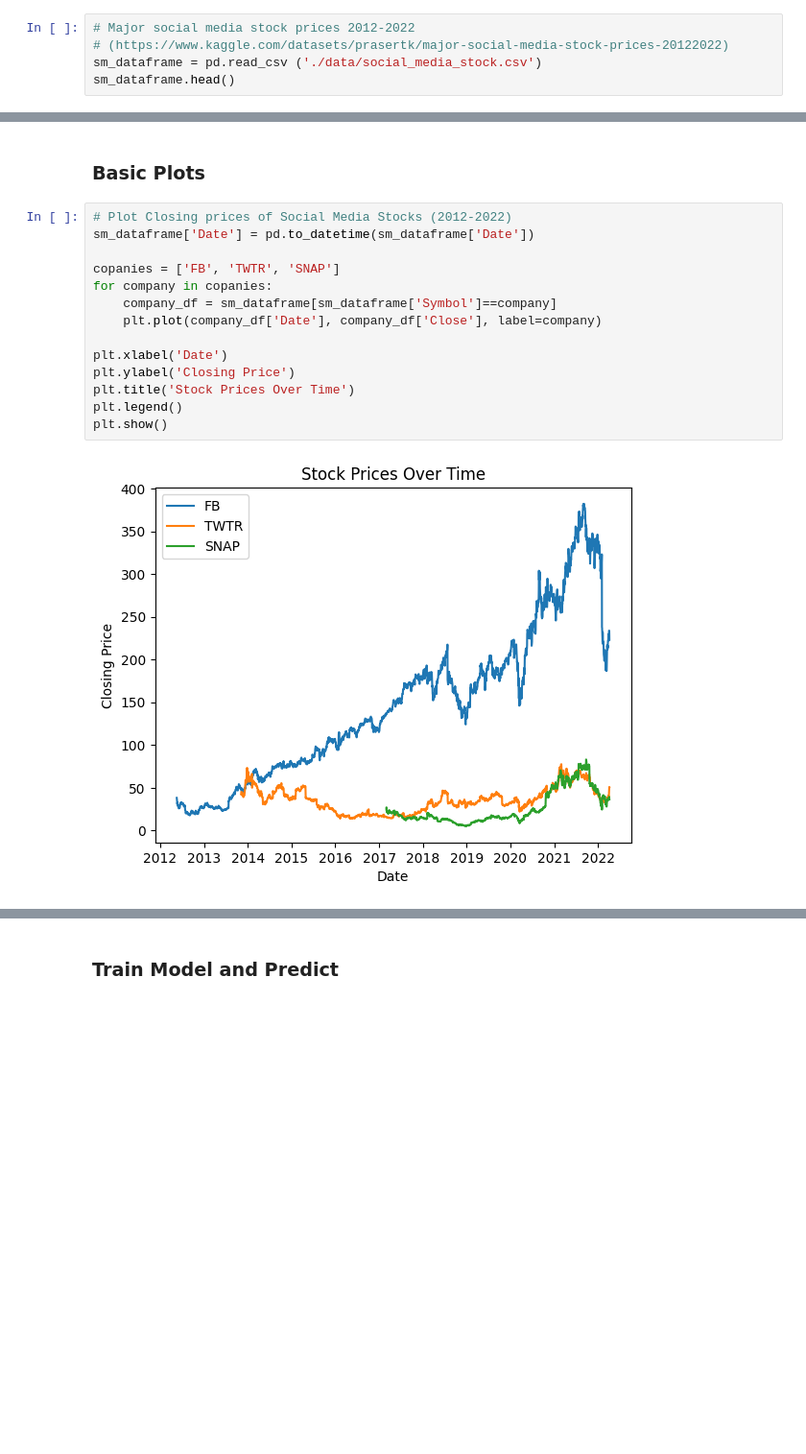
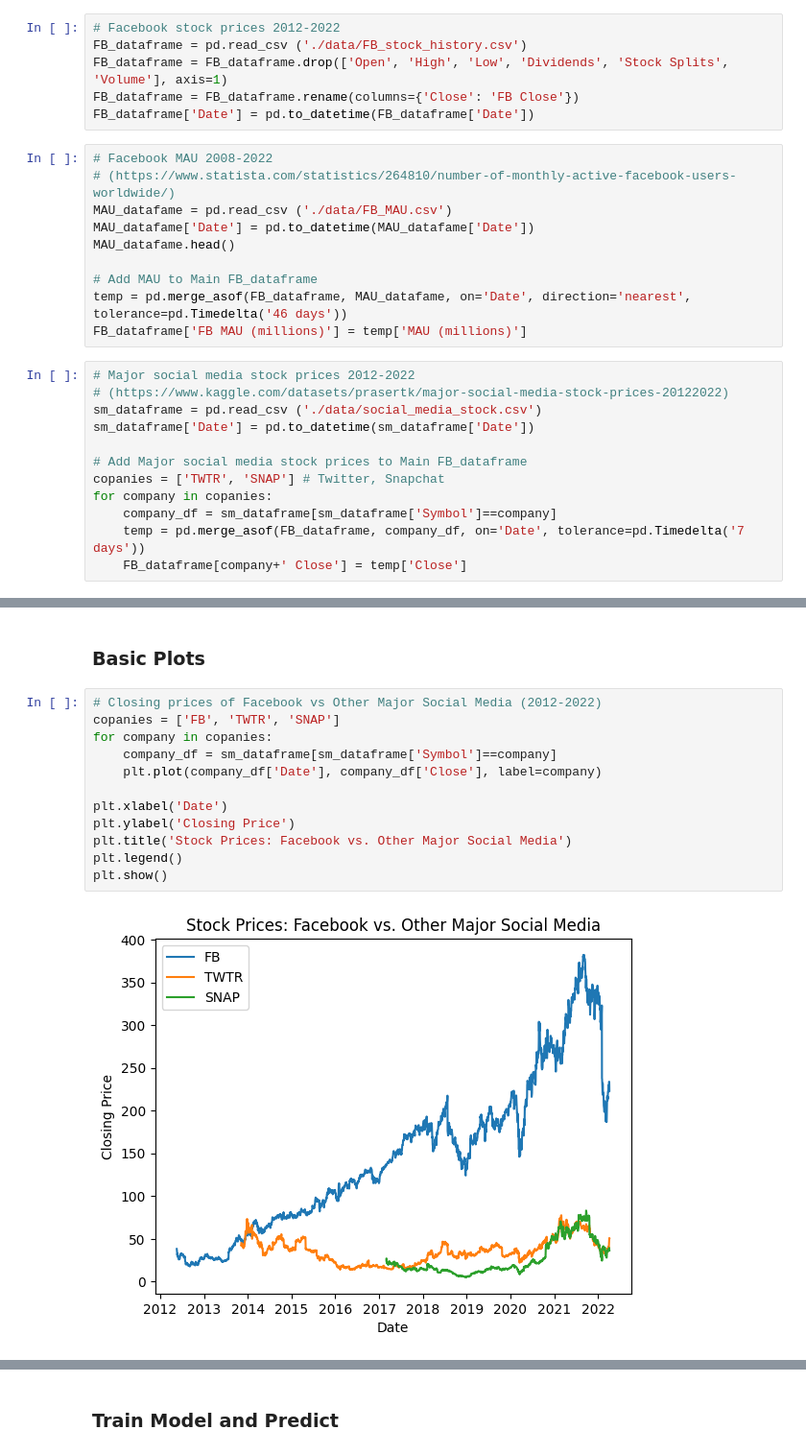
Before and after one commit to duckgrammer/Facebook-Stocks-ML, a Jupyter notebook: Facebook Stocks.ipynb, the cells around one changed output, grey strips where cells are left out. Shown at 96% size. Drawn from its saved outputs; the diff is of its cells as text; blank space fills up the shorter version.

Commit message:
clean and merge data

```diff
--- a/Facebook Stocks.ipynb
+++ b/Facebook Stocks.ipynb
@@ -25,5 +13,28 @@ fb_dataframe.head()
+# %%
+# Facebook stock prices 2012-2022
+FB_dataframe = pd.read_csv ('./data/FB_stock_history.csv')
+FB_dataframe = FB_dataframe.drop(['Open', 'High', 'Low', 'Dividends', 'Stock Splits', 'Volume'], axis=1)
+FB_dataframe = FB_dataframe.rename(columns={'Close': 'FB Close'})
+FB_dataframe['Date'] = pd.to_datetime(FB_dataframe['Date'])
+# %%
+# Facebook MAU 2008-2022
+# (https://www.statista.com/statistics/264810/number-of-monthly-active-facebook-users-worldwide/)
+MAU_datafame = pd.read_csv ('./data/FB_MAU.csv')
+MAU_datafame['Date'] = pd.to_datetime(MAU_datafame['Date'])
+MAU_datafame.head()
+
+# Add MAU to Main FB_dataframe
+temp = pd.merge_asof(FB_dataframe, MAU_datafame, on='Date', direction='nearest', tolerance=pd.Timedelta('46 days'))
+FB_dataframe['FB MAU (millions)'] = temp['MAU (millions)']
 # %%
 # Major social media stock prices 2012-2022
 # (https://www.kaggle.com/datasets/prasertk/major-social-media-stock-prices-20122022)
 sm_dataframe = pd.read_csv ('./data/social_media_stock.csv')
-sm_dataframe.head()
+sm_dataframe['Date'] = pd.to_datetime(sm_dataframe['Date'])
+
+# Add Major social media stock prices to Main FB_dataframe
+copanies = ['TWTR', 'SNAP'] # Twitter, Snapchat
+for company in copanies:
+    company_df = sm_dataframe[sm_dataframe['Symbol']==company]
+    temp = pd.merge_asof(FB_dataframe, company_df, on='Date', tolerance=pd.Timedelta('7 days'))
+    FB_dataframe[company+' Close'] = temp['Close']
@@ -37,18 +83,16 @@ sm_dataframe.head()
 # %% [markdown]
 ### Basic Plots
 # %%
-# Plot Closing prices of Social Media Stocks (2012-2022)
-sm_dataframe['Date'] = pd.to_datetime(sm_dataframe['Date'])
-
+# Closing prices of Facebook vs Other Major Social Media (2012-2022)
 copanies = ['FB', 'TWTR', 'SNAP']
 for company in copanies:
     company_df = sm_dataframe[sm_dataframe['Symbol']==company]
     plt.plot(company_df['Date'], company_df['Close'], label=company)
 
 plt.xlabel('Date')
 plt.ylabel('Closing Price')
-plt.title('Stock Prices Over Time')
+plt.title('Stock Prices: Facebook vs. Other Major Social Media')
 plt.legend()
 plt.show()
 # %% [output]
-[figure, old version]
+[figure, new version]
```
Also changed, not shown: parts of 6 cells of this notebook, 5 other files.
